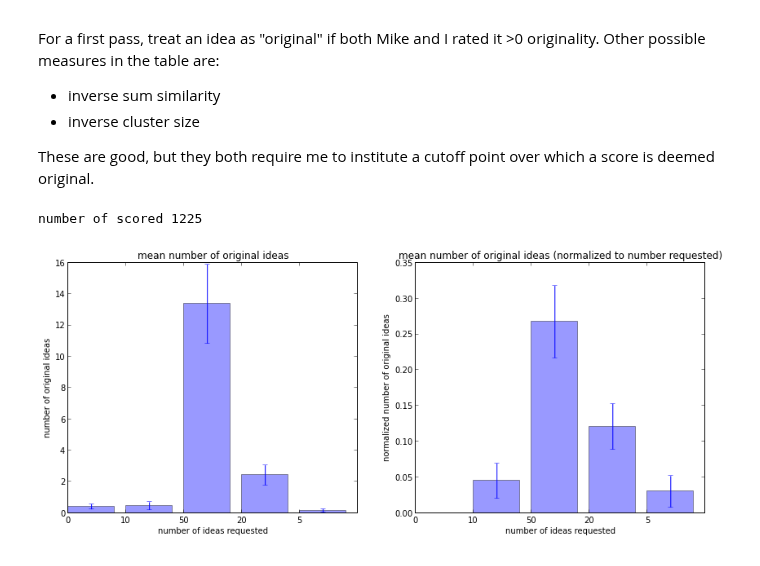
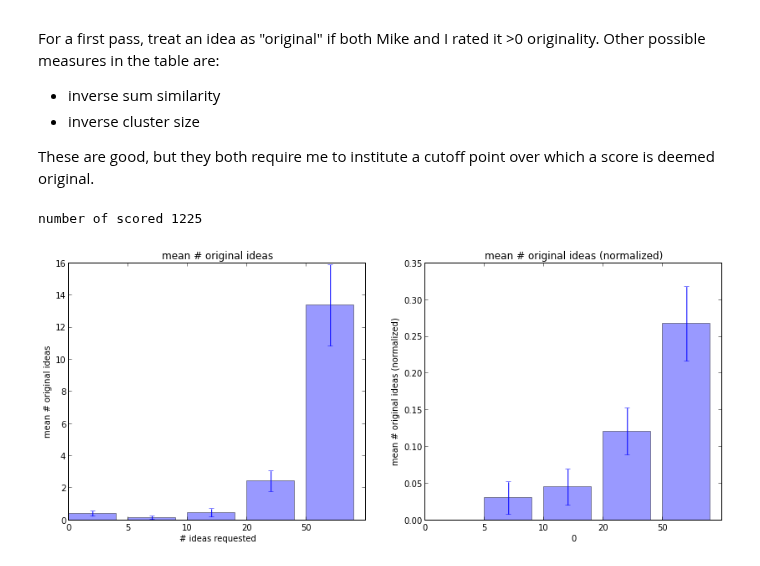
Before and after one commit to filkry/crowbrain, a Jupyter notebook: exps/post_pilot12_13_stats.ipynb, the cells around one changed output. Saved outputs shown, nothing was run; the diff lists cells and outputs as text; code cells hidden in the pictures.

Commit message:
some more stats

```diff
--- a/exps/post_pilot12_13_stats.ipynb
+++ b/exps/post_pilot12_13_stats.ipynb
@@ -292,49 +286,48 @@ These are good, but they both require me to institute a cutoff point over which
 # %%
 scored = df[~(df['originality_mike'].isnull()) & ~(df['originality_fil'].isnull())]
 print "number of scored", len(scored)
 
 num_original_ideas = defaultdict(list)
 
 groups = df.groupby(['num_requested', 'hashed_worker_id', 'question_code'])
 
 for name, group in groups:
     num_requested = name[0]
     original  = group[(group['originality_mike'] > 0) & (group['originality_fil'] > 0)]
     num_original_ideas[num_requested].append(len(original))
 
 # plot the mean originality per num ideas requested
 
-def plot_mean_original(num_original_dict, plotno, normalize = False):
-    means = []
-    stes = []
+def bar_mean_norm_err(bar_dict, plot_title, x, y):
+    """
+    Plots lists in the dict twice, second time normalized by key value
+    """
 
-    if normalize:
-        means = [np.mean([float(n) / key for n in num_original_ideas[key]]) for key in num_original_ideas]
-        stes = [stats.sem([float(n) / key for n in num_original_ideas[key]], ddof=1) for key in num_original_ideas]
-    else:
-        means = [np.mean(num_original_ideas[key]) for key in num_original_ideas]
-        stes = [stats.sem(num_original_ideas[key], ddof=1) for key in num_original_ideas]
+    sorted_keys = sorted(bar_dict.keys())
+    fig = figure(1, figsize=(14, 5.5))
+
+    # unnormalized plot
+    means = [np.mean(bar_dict[key]) for key in sorted_keys]
+    stes = [stats.sem(bar_dict[key], ddof=1) for key in sorted_keys]
+    subplot(121)
+    bar(range(len(sorted_keys)), means, yerr=stes, alpha=0.4)
+    xticks(range(len(sorted_keys)), sorted_keys)
+    title(plot_title)
+    xlabel(x)
+    ylabel(y)
+
+    #normalized plot
+    means = [np.mean([float(x) / key for x in bar_dict[key]]) for key in sorted_keys]
+    stes = [stats.sem([float(x) / key for x in bar_dict[key]], ddof=1) for key in sorted_keys]
+    subplot(122)
+    bar(range(len(sorted_keys)), means, yerr=stes, alpha=0.4)
+    xticks(range(len(sorted_keys)), sorted_keys)
+    title(plot_title + " (normalized)")
+    xlabel(x)
+    ylabel(y + " (normalized)")
 
 
-
-    subplot(plotno)
-
-    pos = range(len(num_original_ideas))
-    bar(pos,means, yerr=stes, alpha=0.4)
-    xticks(pos, [key for key in num_original_ideas])
-
-    if normalize:
-        title("mean number of original ideas (normalized to number requested)")
-        ylabel("normalized number of original ideas")
-    else:
-        title("mean number of original ideas")
-        ylabel("number of original ideas")
-
-    xlabel("number of ideas requested")
-
-fig = figure(1, figsize=(14, 5.5))
-plot_mean_original(num_original_ideas, 121, False)
-plot_mean_original(num_original_ideas, 122, True)
+bar_mean_norm_err(num_original_ideas, "mean # original ideas", "# ideas requested", "mean # original ideas")
 # %% [output]
 number of scored 1225
-[figure, old version]
+[figure, new version]
```
Also changed, not shown: parts of 12 cells of this notebook.
